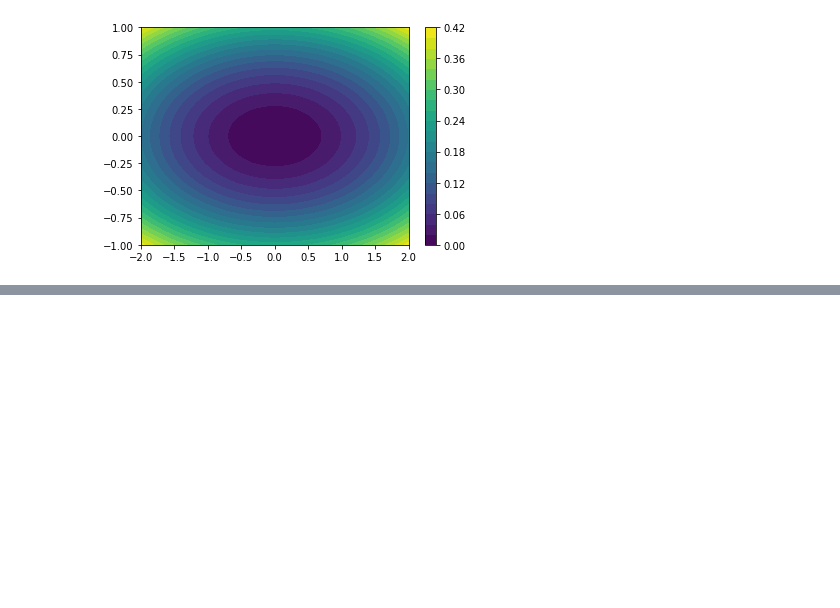
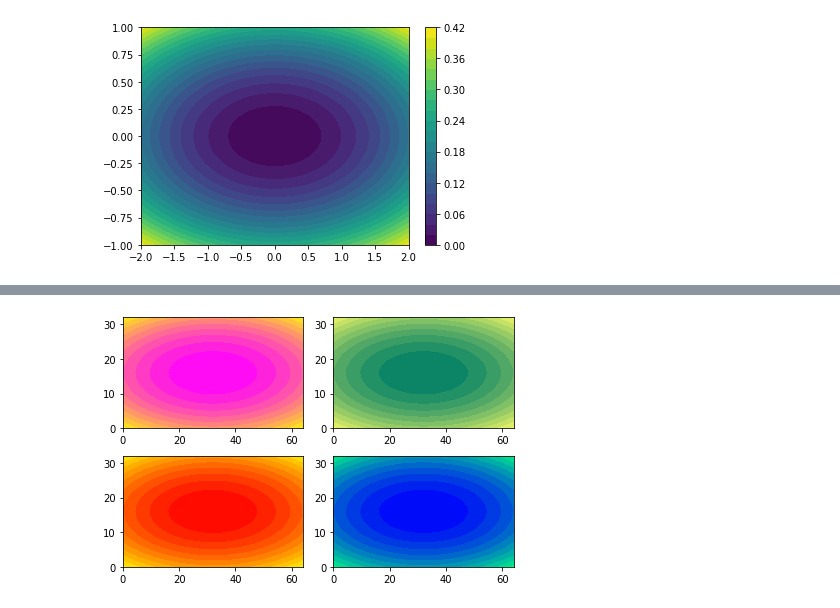
Before and after one commit to ak1920/data_visualiz_pyplot, a Jupyter notebook: Viz_functions.ipynb, the cells around one changed output, grey strips where cells are left out. Saved outputs shown, nothing was run; the diff lists cells and outputs as text; code cells hidden in the pictures; blank space fills up the shorter version.

```diff
--- a/Viz_functions.ipynb
+++ b/Viz_functions.ipynb
@@ -55,0 +68,17 @@ plt.show()
+# %%
+plt.subplot(2,2,1)
+plt.contourf(Z, 10, cmap = 'spring')
+
+plt.subplot(2,2,2)
+plt.contourf(Z, 10, cmap = 'summer')
+
+plt.subplot(2,2,3)
+plt.contourf(Z, 10, cmap = 'autumn')
+
+plt.subplot(2,2,4)
+plt.contourf(Z, 10, cmap = 'winter')
+
+plt.tight_layout()
+plt.show()
+# %% [output]
+[figure, added]
```
Also changed, not shown: parts of 2 cells of this notebook.
